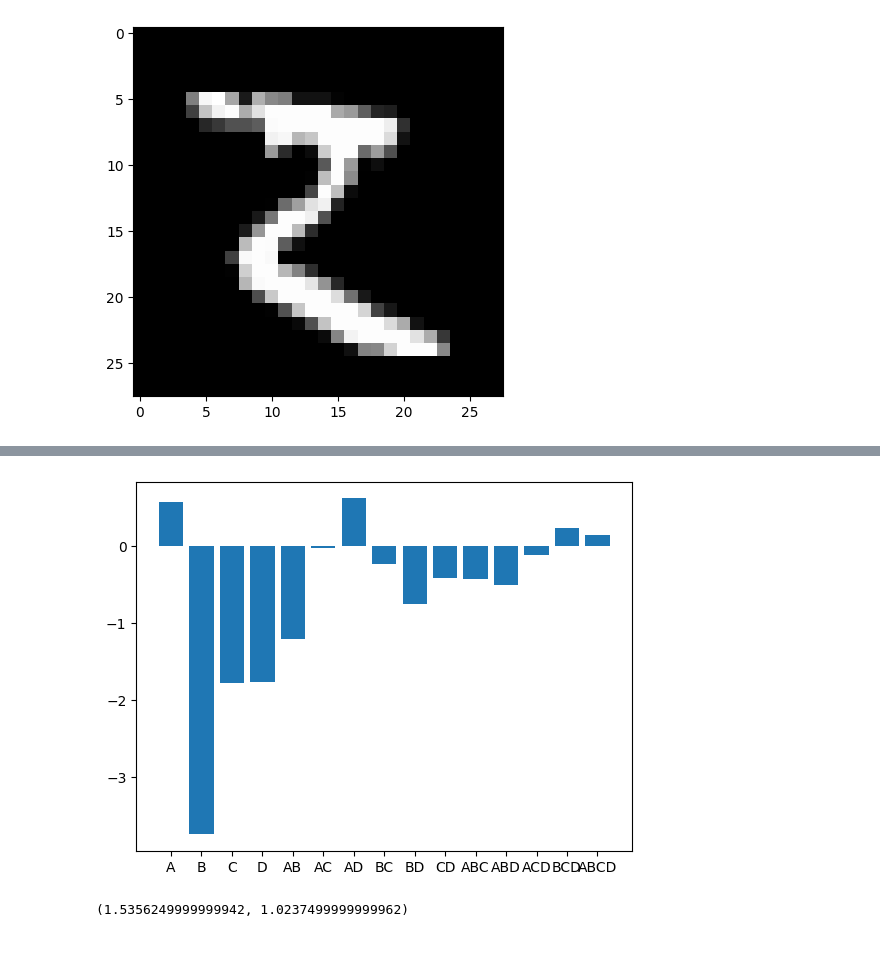
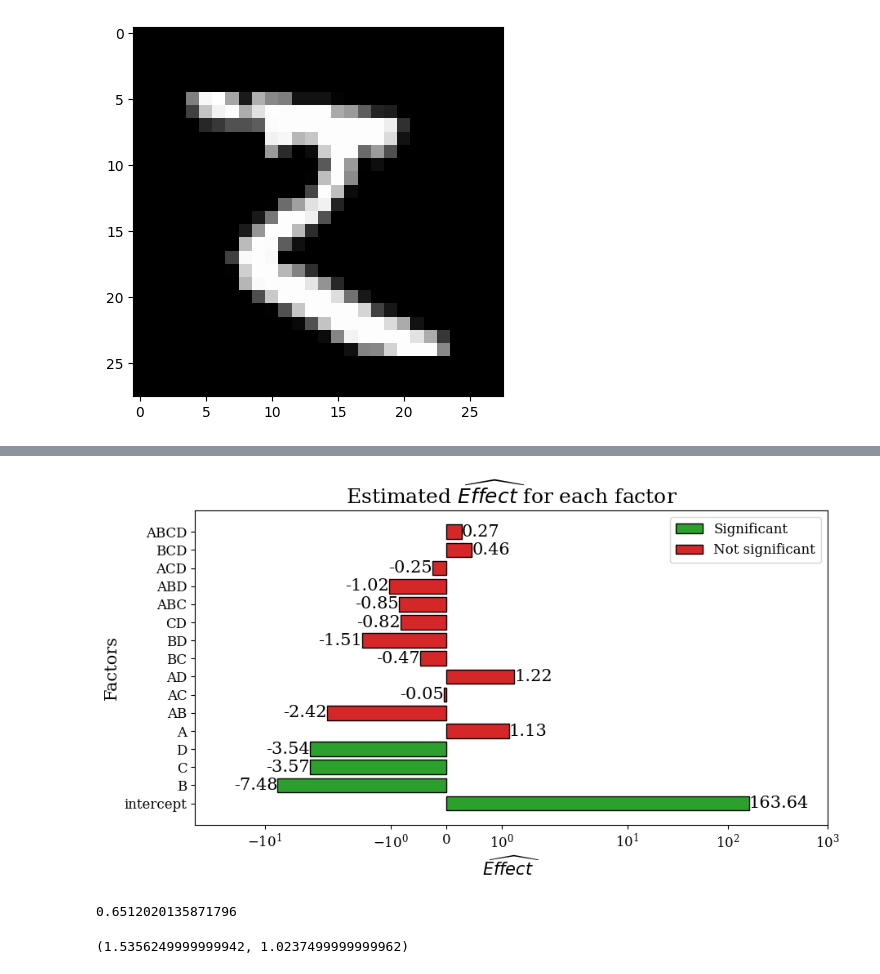
Before and after one commit to Ankowa/TMA4267_task_3, a Jupyter notebook: stg.ipynb, the cells around one changed output, grey strips where cells are left out. Drawn from its saved outputs; the diff is of its cells as text; code cells hidden in the pictures; blank space fills up the shorter version.

```diff
--- a/stg.ipynb
+++ b/stg.ipynb
@@ -202,4 +184,0 @@ beta_hat = 1/X_.shape[0] * X_.T @ Y_
-# %%
-plt.bar(FTS, beta_hat);
-# %% [output]
-[figure, removed]
@@ -208,3 +185,38 @@ effects = 2*beta_hat
+# %%
+plt.rcParams.update({
+    "pgf.texsystem": "pdflatex",
+    'font.family': 'serif',
+    'font.size' : 15,                   # Set font size to 11pt
+    'axes.labelsize': 15,               # -> axis labels
+    'xtick.labelsize':12,
+    'ytick.labelsize':12,
+    'legend.fontsize': 12,
+    'lines.linewidth':2,
+    'text.usetex': False,
+    'pgf.rcfonts': False,
+})
+# %%
+_, ax = plt.subplots(figsize=(10, 5))
+significant_indices = np.abs(effects)>=t.interval(0.975, 5)[1]
+significant_fts = np.array(FTS)[significant_indices]
+not_significant_fts = np.array(FTS)[~significant_indices]
+ax.barh(significant_fts, effects[significant_indices], edgecolor="black", label="Significant", color="tab:green")
+ax.barh(not_significant_fts, effects[~significant_indices], edgecolor="black", label="Not significant", color="tab:red")
+ax.bar_label(ax.containers[0], fmt="%.2f")
+ax.bar_label(ax.containers[1], fmt="%.2f")
+ax.legend(loc="upper right")
+ax.set_xlabel(r"$\widehat{Effect}$")
+ax.set_ylabel("Factors")
+ax.set_title(r"Estimated $\widehat{Effect}$ for each factor")
+ax.set_xlim(-50, 1000)
+ax.set_xscale("symlog")
+plt.savefig("factors_effect.png", bbox_inches="tight");
+# %% [output]
+[figure, added]
+# %%
+np.sqrt(np.sum(effects[-5:]**2)/5)
+# %% [output]
+0.6512020135871796
 # %%
 m = np.median(np.abs(effects))
 s_0 = 1.5 * m
```
Also changed, not shown: parts of 6 cells of this notebook, 3 other files.
